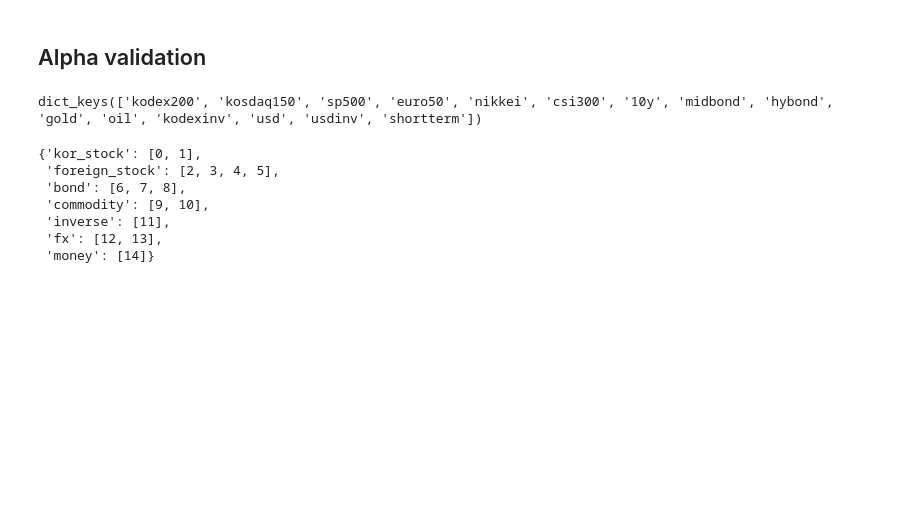
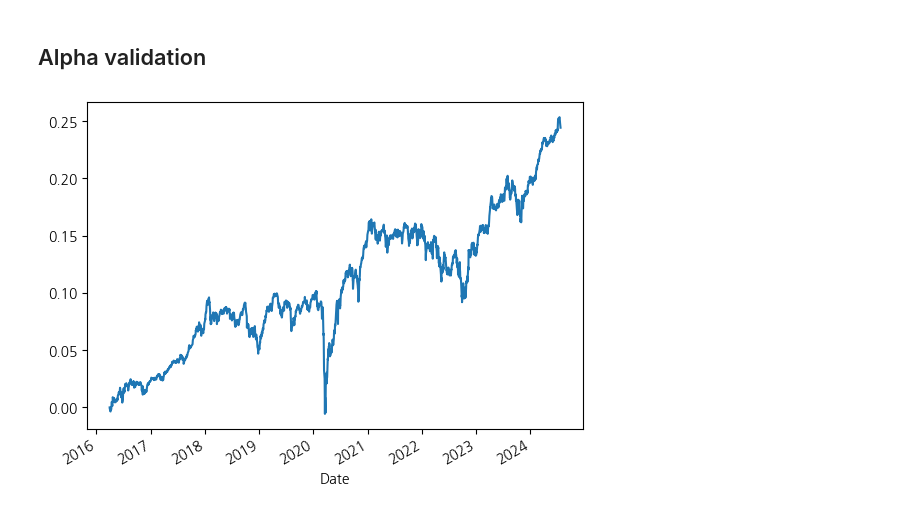
Before and after one commit to brianna1201/dbgaps2024, a Jupyter notebook: jaepil/mvo.ipynb, the cells around one changed output. Drawn from its saved outputs; the diff is of its cells as text; code cells hidden in the pictures; blank space fills up the shorter version.

Commit message:
Backtest MVO strategy

```diff
--- a/jaepil/mvo.ipynb
+++ b/jaepil/mvo.ipynb
@@ -217,18 +133,10 @@ constraint_applied_weight_df
 # %% [markdown]
 ## Alpha validation
-# %%
-gcfg.FN_ORDER
-# %% [output]
-dict_keys(['kodex200', 'kosdaq150', 'sp500', 'euro50', 'nikkei', 'csi300', '10y', 'midbond', 'hybond', 'gold', 'oil', 'kodexinv', 'usd', 'usdinv', 'shortterm'])
-# %%
-gcfg.GROUP_TO_ASSETS_NUM
-# %% [output]
-{'kor_stock': [0, 1],
- 'foreign_stock': [2, 3, 4, 5],
- 'bond': [6, 7, 8],
- 'commodity': [9, 10],
- 'inverse': [11],
- 'fx': [12, 13],
- 'money': [14]}
 # %%
 mvo = Alpha('jaepil', constraint_applied_weight_df) # 와 씨발 드디어 됐다.
+# %%
+backtest = Backtest(mvo, return_df)
+# %%
+backtest.plot_cum_return()
+# %% [output]
+[figure, added]
```
Also changed, not shown: parts of 17 cells of this notebook, 1 other file.
